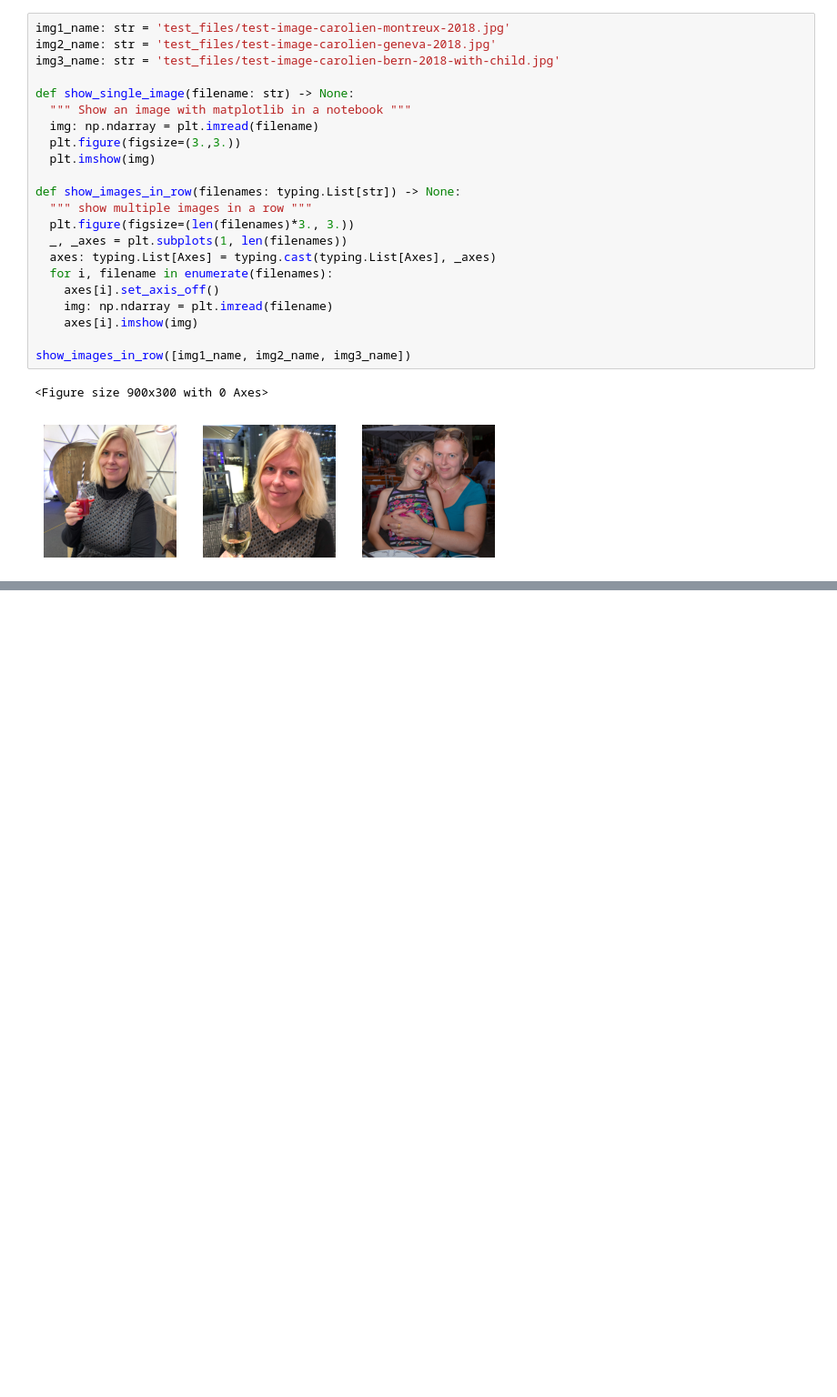
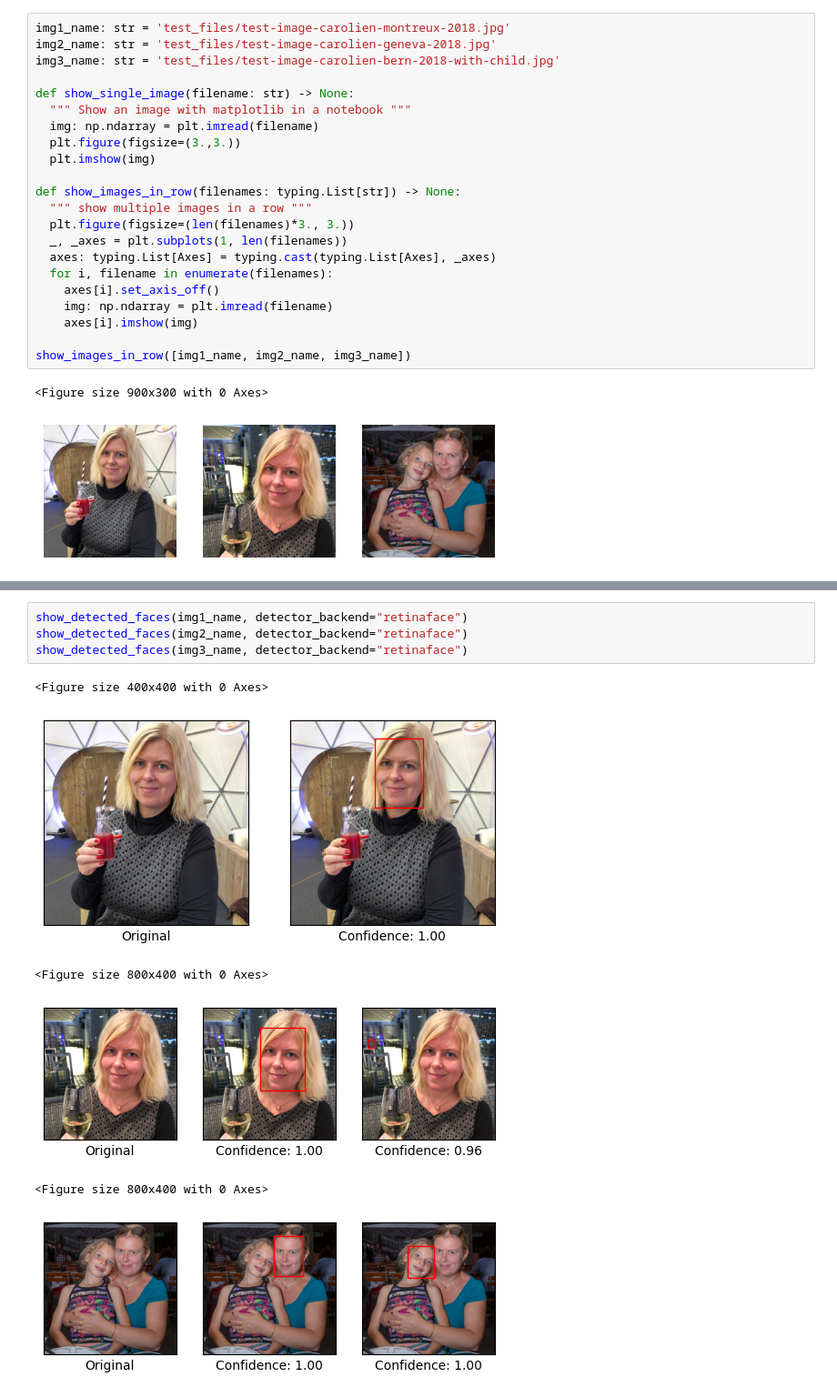
Before and after one commit to DriesVerachtert/computer-vision-tests, a Jupyter notebook: face_detection.ipynb, the cells around one changed output, grey strips where cells are left out. Shown at 91% size. Cells and saved outputs as stored; diff of their text form; blank space fills up the shorter version.

```diff
--- a/face_detection.ipynb
+++ b/face_detection.ipynb
@@ -96,0 +118,11 @@ show_detected_faces(img3_name)
+# %%
+show_detected_faces(img1_name, detector_backend="retinaface")
+show_detected_faces(img2_name, detector_backend="retinaface")
+show_detected_faces(img3_name, detector_backend="retinaface")
+# %% [output]
+<Figure size 400x400 with 0 Axes>
+[figure, added]
+<Figure size 800x400 with 0 Axes>
+[figure, added]
+<Figure size 800x400 with 0 Axes>
+[figure, added]
```
Also changed, not shown: parts of 11 cells of this notebook, 1 other file.
